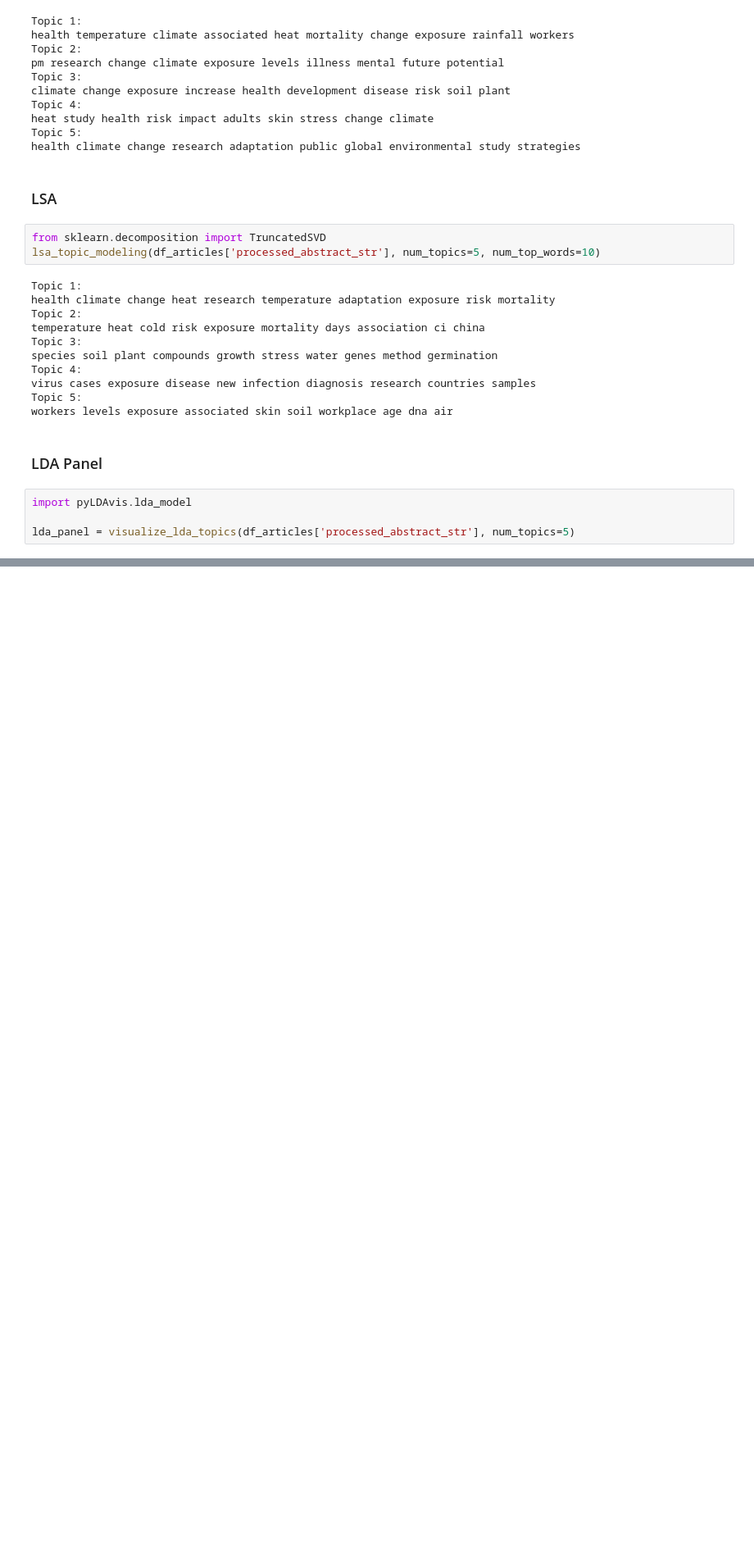
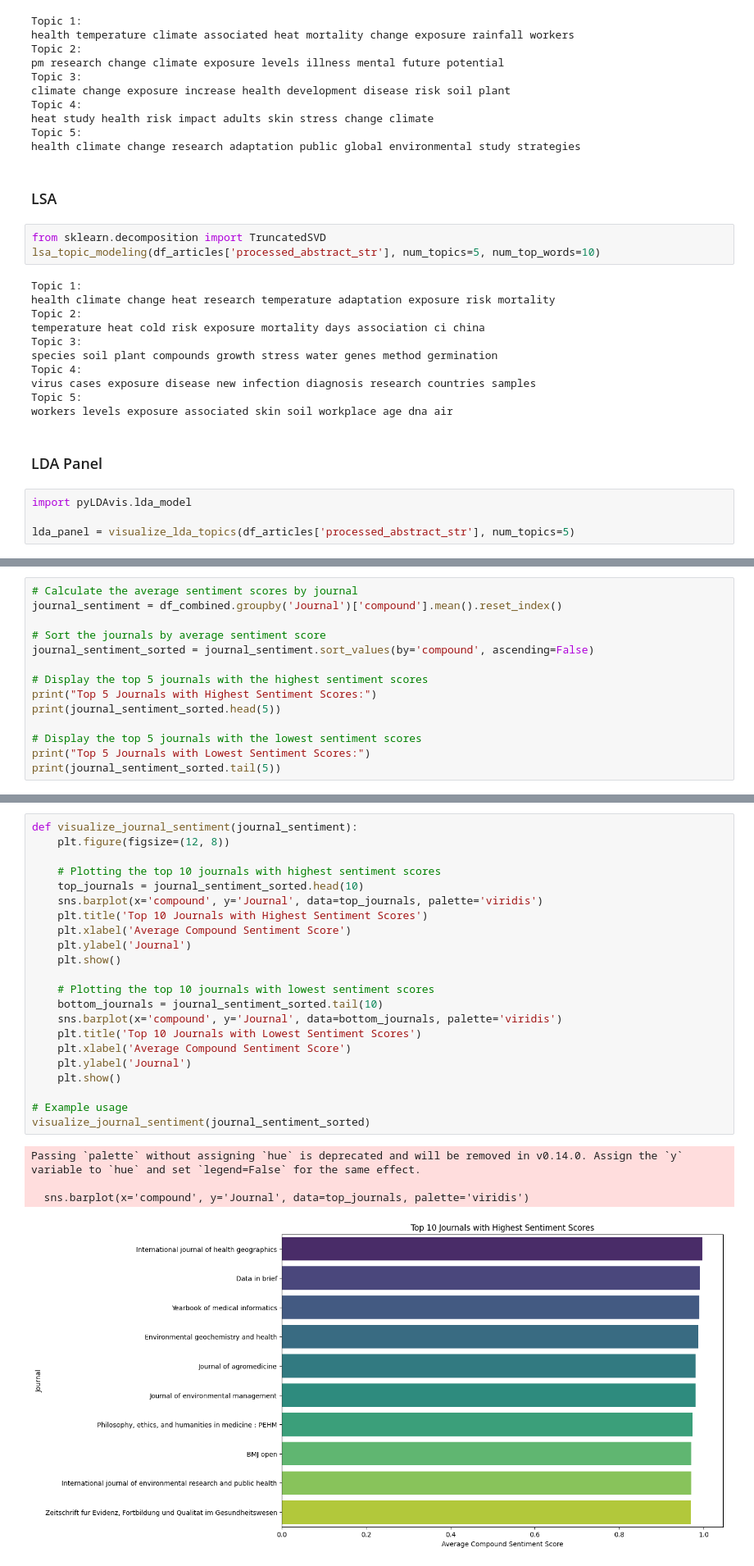
Before and after one commit to cfitzpatrick89/ADS509-Final, a Jupyter notebook: ADS509_Final.ipynb, the cells around one changed output, grey strips where cells are left out. Shown at 82% size. Cells and saved outputs as stored; diff of their text form; blank space fills up the shorter version.

```diff
--- a/ADS509_Final.ipynb
+++ b/ADS509_Final.ipynb
@@ -507,0 +735,14 @@ pyLDAvis.display(lda_panel)
+# %%
+# Calculate the average sentiment scores by journal
+journal_sentiment = df_combined.groupby('Journal')['compound'].mean().reset_index()
+
+# Sort the journals by average sentiment score
+journal_sentiment_sorted = journal_sentiment.sort_values(by='compound', ascending=False)
+
+# Display the top 5 journals with the highest sentiment scores
+print("Top 5 Journals with Highest Sentiment Scores:")
+print(journal_sentiment_sorted.head(5))
+
+# Display the top 5 journals with the lowest sentiment scores
+print("Top 5 Journals with Lowest Sentiment Scores:")
+print(journal_sentiment_sorted.tail(5))
@@ -507,0 +764,27 @@ pyLDAvis.display(lda_panel)
+# %%
+def visualize_journal_sentiment(journal_sentiment):
+    plt.figure(figsize=(12, 8))
+
+    # Plotting the top 10 journals with highest sentiment scores
+    top_journals = journal_sentiment_sorted.head(10)
+    sns.barplot(x='compound', y='Journal', data=top_journals, palette='viridis')
+    plt.title('Top 10 Journals with Highest Sentiment Scores')
+    plt.xlabel('Average Compound Sentiment Score')
+    plt.ylabel('Journal')
+    plt.show()
+
+    # Plotting the top 10 journals with lowest sentiment scores
+    bottom_journals = journal_sentiment_sorted.tail(10)
+    sns.barplot(x='compound', y='Journal', data=bottom_journals, palette='viridis')
+    plt.title('Top 10 Journals with Lowest Sentiment Scores')
+    plt.xlabel('Average Compound Sentiment Score')
+    plt.ylabel('Journal')
+    plt.show()
+
+# Example usage
+visualize_journal_sentiment(journal_sentiment_sorted)
+# %% [output]
+Passing `palette` without assigning `hue` is deprecated and will be removed in v0.14.0. Assign the `y` variable to `hue` and set `legend=False` for the same effect.
+
+  sns.barplot(x='compound', y='Journal', data=top_journals, palette='viridis')
+[figure, added]
```
Also changed, not shown: parts of 13 cells of this notebook.
